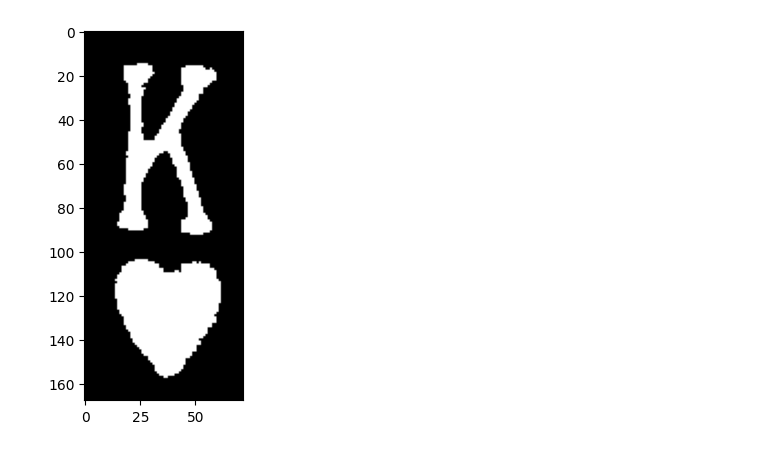
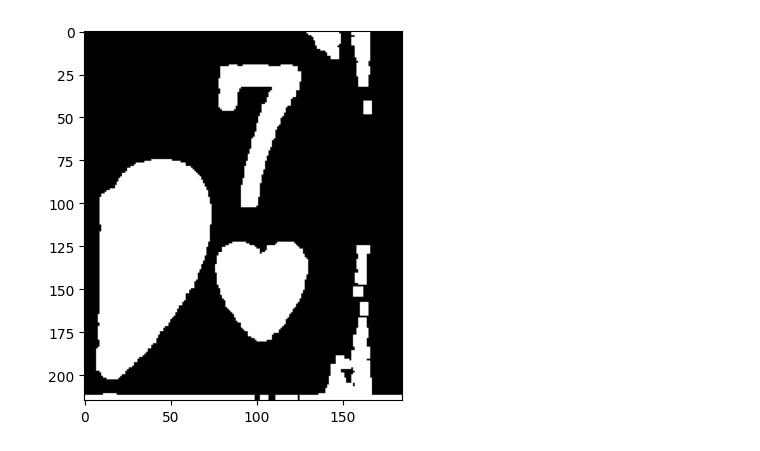
Before and after one commit to TestRun10000/Final-Year-Project, a Jupyter notebook: CV/testread.ipynb, the cells around one changed output. Cells and saved outputs as stored; diff of their text form; code cells hidden in the pictures.

Commit message:
started making cnn for suits, got rank identificaition working

```diff
--- a/CV/testread.ipynb
+++ b/CV/testread.ipynb
@@ -6,7 +6,7 @@ import matplotlib.pyplot as plot
 import math
 
 reader=easyocr.Reader(['en'])
-im=cv.imread("k.jpg")
+im=cv.imread("7.jpg")
 ig=cv.cvtColor(im,cv.COLOR_RGB2GRAY)
 
 
@@ -19,70 +19,51 @@ ret,ig=cv.threshold(ig,0,255,cv.THRESH_BINARY_INV+cv.THRESH_OTSU)
 plot.figure()
 plot.imshow(ig,cmap="gray")
 # ia=ig[:150,150:]
-thresh=np.zeros(ig.shape,dtype=np.uint8)
+
+kernel=np.ones((5,5),np.uint8)
+ig=cv.dilate(ig,kernel,iterations=1)
+
 # kernel = np.ones((5,5),np.uint8)
-cnts,x = cv.findContours(ig, cv.RETR_LIST, cv.CHAIN_APPROX_SIMPLE)
 
-cntsAreas=[cv.contourArea(i) for i in cnts]
-mean=sum(cntsAreas)/len(cnts)
-std=math.sqrt((sum([(i-mean)**2 for i in cntsAreas]))/len(cnts))
-minX=10000
-minY=10000
-maxX=0
-maxY=0
-for c in cnts:
-    area = cv.contourArea(c)
-    # print(area)
-    if area < mean+std and area>mean:
-        x,y,w,h=cv.boundingRect(c)
-        minX=min(minX,x)-10
-        minY=min(minY,y)-10
-        maxX=max(maxX,minX+w+20)
-        maxY=max(maxY,minY+h+20)
 
-        ap=cv.approxPolyDP(c,0.001*cv.arcLength(c,True),True)
-        cv.drawContours(thresh,[ap],-1,(255,255,255),-1)
-# ig=cv.dilate(ig,kernel,iterations=2)
 
-# ig=cv.morphologyEx(ig, cv.MORPH_CLOSE, kernel,iterations=1)
-# ig=ig[40:,60:]
-minY=max(30,minY)
-minX=max(180,minX)
-thresh=thresh[minY:maxY,minX:maxX]
+ig=ig[25:,(int)(0.625*im.shape[0])-15:]
+plot.figure()
+plot.imshow(ig,cmap="gray")
 
+
+
+# plot.figure()
+# plot.imshow(thresh,cmap="gray")
+
+a=reader.readtext(ig,allowlist='0123456789KJQA')
+
+print(a)
+minX=a[0][0][0][0]
+maxX=a[0][0][1][0]
+maxY=a[0][0][2][1]
+minY=max(maxY-10,0)
+minX=max(0,minX-5)
+maxY=min(maxY*1.7+20,ig.shape[0])
+maxY=int(maxY)
+print([minY,maxY,minX,maxX])
+thresh=ig[minY:maxY,minX:maxX]
 plot.figure()
 plot.imshow(thresh,cmap="gray")
-
-
 cnts,x = cv.findContours(thresh, cv.RETR_LIST, cv.CHAIN_APPROX_SIMPLE)
-
 cntsAreas=[(cv.contourArea(i),i) for i in cnts]
-# print(len(cntsAreas))
-cc = max(cntsAreas, key=lambda x: x[0])[1]
-# print(cc)
-test=np.zeros(thresh.shape,dtype=np.uint8)
-ap=cv.approxPolyDP(cc,0.001*cv.arcLength(cc,True),True)
-cv.drawContours(test,[ap],-1,(255,255,255),-1)
-test=thresh-test
-
-thresh=np.zeros(thresh.shape,dtype=np.uint8)
-cnts,x = cv.findContours(test, cv.RETR_LIST, cv.CHAIN_APPROX_SIMPLE)
-
-cntsAreas=[(cv.contourArea(i),i) for i in cnts]
-# print(len(cntsAreas))
-cc = max(cntsAreas, key=lambda x: x[0])[1]
-
-ap=cv.approxPolyDP(cc,0.001*cv.arcLength(cc,True),True)
-cv.drawContours(thresh,[ap],-1,(255,255,255),-1)
-
-
+suit=max(cntsAreas, key=lambda x: x[0])[1]
+x,y,w,h=cv.boundingRect(suit)
+thresh=np.zeros((y+h+10,x+w+10),dtype=np.uint8)
+cv.drawContours(thresh,[suit],-1,(255,255,255),-1)
+kernel=np.ones((3,3),np.uint8)
+# thresh=cv.blur(thresh,(3,3))
+thresh=cv.erode(thresh,kernel,iterations=3)
 plot.figure()
 plot.imshow(thresh,cmap="gray")
-
-a=reader.readtext(thresh,allowlist='123456789KJQA')
-print(a)
-
-# Create SURF object. You can specify params here or later.
-# Here I set Hessian Threshold to 400
-# ig=cv.Canny(ig,100,200)
+thresh=cv.resize(thresh,(28,28))
+plot.figure()
+plot.imshow(thresh,cmap="gray")
+cv.imwrite("test.jpg",thresh)
+print(thresh.shape)
 # %% [output]
@@ -92 +75 @@ print(a)
-[figure, old version]
+[figure, new version]
```
Also changed, not shown: parts of 1 cell of this notebook, 14 other files.
